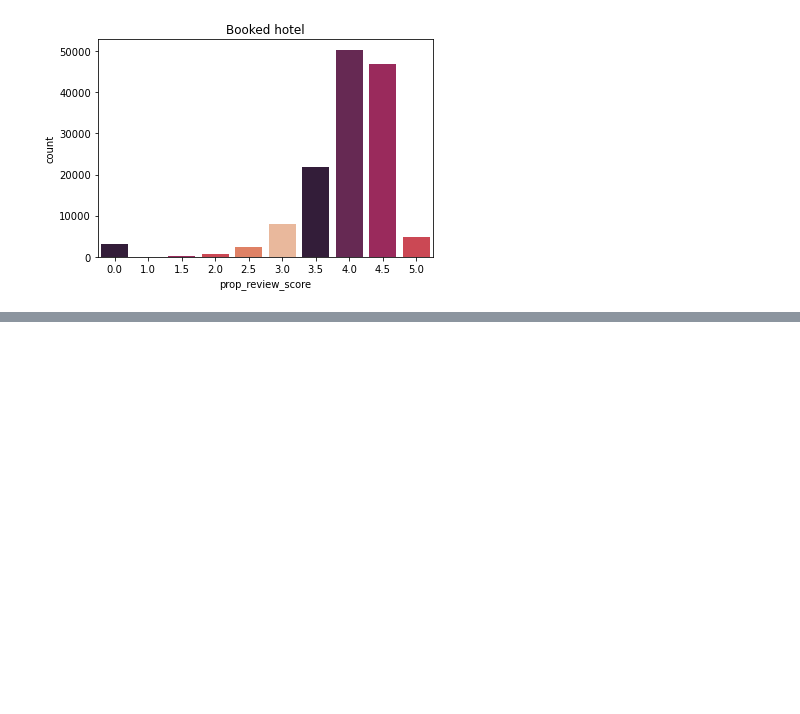
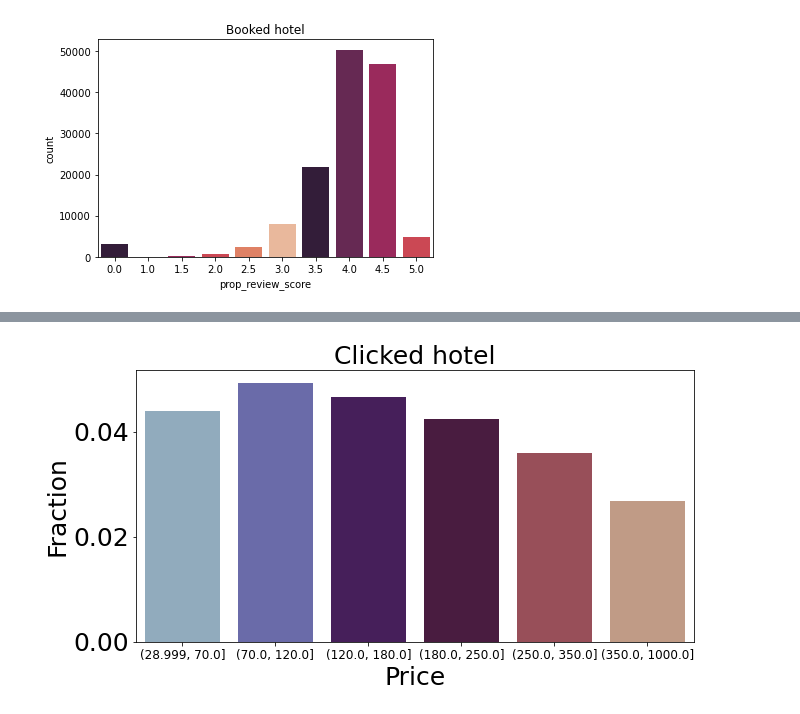
Before and after one commit to hellowithchicken/DataMining, a Jupyter notebook: assignment2/EDA_cate.ipynb, the cells around one changed output, grey strips where cells are left out. Drawn from its saved outputs; the diff is of its cells as text; code cells hidden in the pictures; blank space fills up the shorter version.

```diff
--- a/assignment2/EDA_cate.ipynb
+++ b/assignment2/EDA_cate.ipynb
@@ -137,0 +191,14 @@ plt.show()
+# %%
+bins=[29, 70, 120, 180, 250, 350, 1000]
+df["price_class"]=pd.cut(df.price_usd, bins=bins, include_lowest=True)
+data = df.groupby("price_class")["click_bool"].mean().reset_index()
+
+plt.rc('xtick', labelsize=12)
+sns.barplot(data = data, x = 'price_class', y = 'click_bool')
+plt.title("Clicked hotel", size = text_size)
+plt.xlabel("Price", size = text_size)
+plt.ylabel('Fraction', size = text_size)
+plt.show()
+plt.rc('xtick', labelsize=25)
+# %% [output]
+[figure, added]
```
Also changed, not shown: parts of 7 cells of this notebook.
